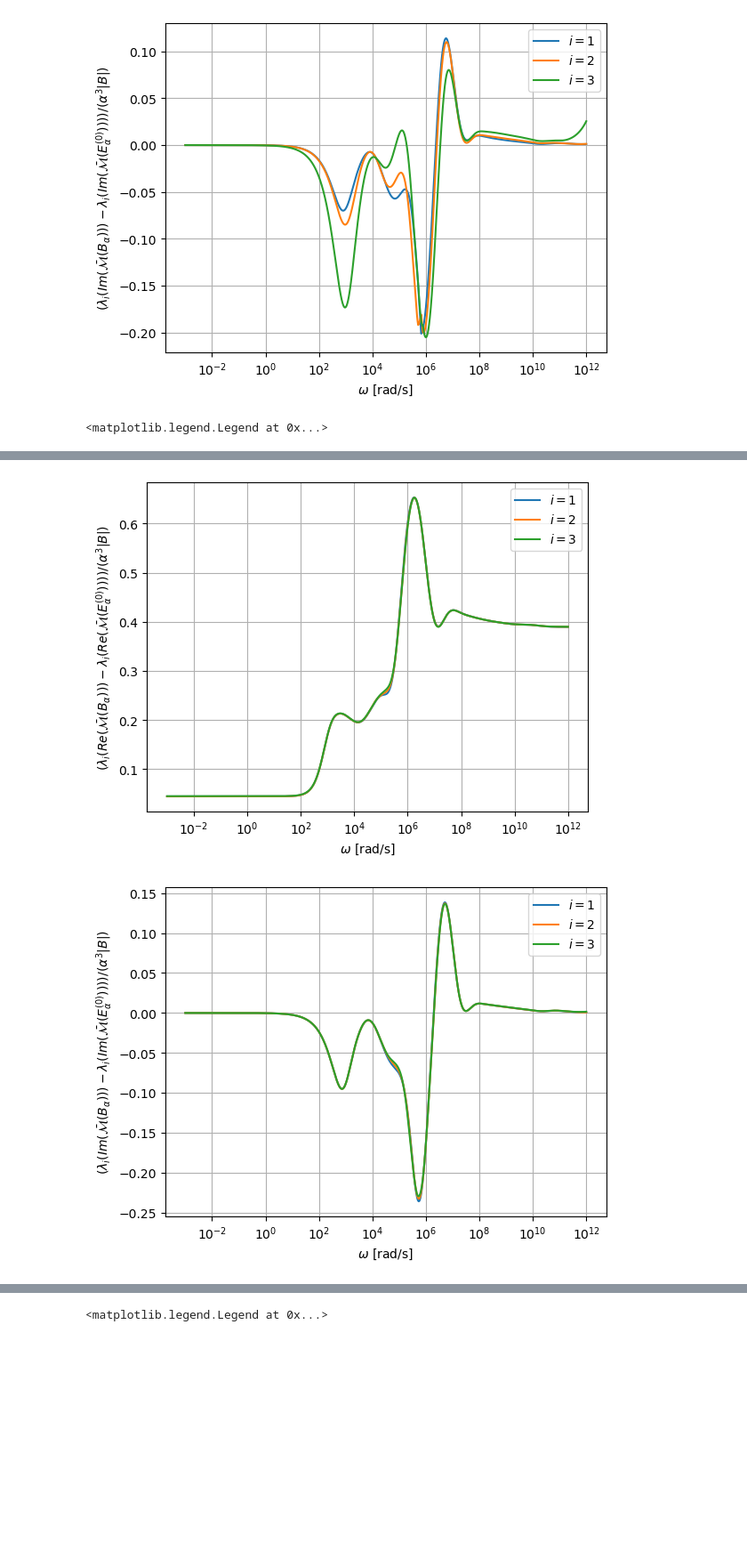
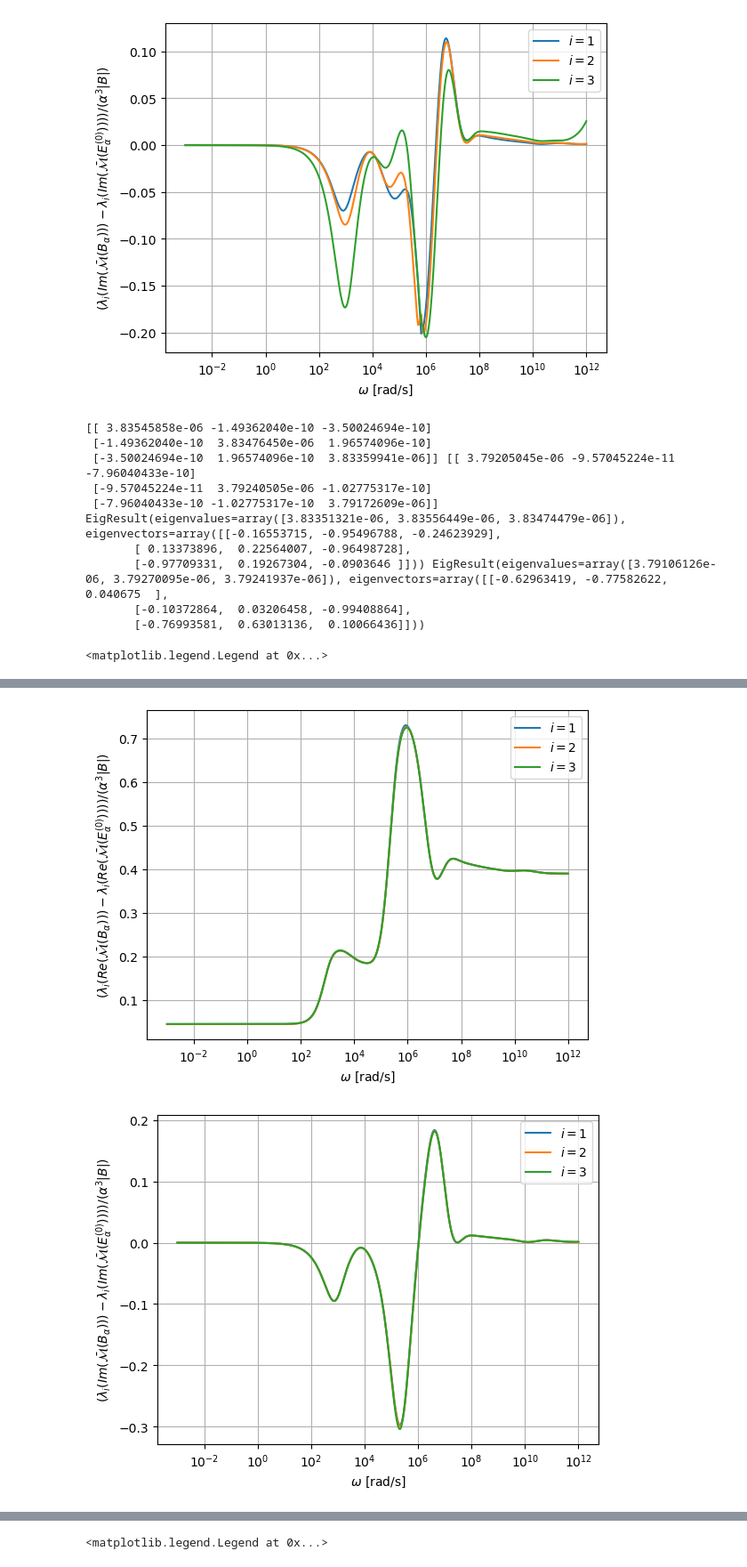
Before and after one commit to MPT-Calculator/MPT-Calculator, a Jupyter notebook: tet_spectrum_results_0_01_varyx.ipynb, the cells around one changed output, grey strips where cells are left out. Shown at 89% size. Cells and saved outputs as stored; diff of their text form; code cells hidden in the pictures; blank space fills up the shorter version.

```diff
--- a/tet_spectrum_results_0_01_varyx.ipynb
+++ b/tet_spectrum_results_0_01_varyx.ipynb
@@ -377,7 +493,18 @@ def get_tensordiff(TensorArray_tet,TensorArray_tet_ellip_minf,TensorArray_tet_el
         Eigenvaluesn0[n,:]=reig+1j*ieig
 
 
-    return Eigenvaluestet-Eigenvaluesminf,  Eigenvaluestet-Eigenvaluesn0
+    diff_minf=Eigenvaluestet-Eigenvaluesminf
+    diff_n0=Eigenvaluestet-Eigenvaluesn0
+#   compute (forward) derivatives of the differences (d/log_10(omega)= d/domega * 1/omega*1/log_e(10) )
+    deriv_minf=np.zeros((N-1,3),dtype=complex)
+    deriv_n0=np.zeros((N-1,3),dtype=complex)
+    for n in range(N-1):
+        deriv_minf[n,:]=(diff_minf[n+1,:]-diff_minf[n,:])/(Omega[n+1]-Omega[n])/Omega[n]/np.log(10)
+        deriv_n0[n,:]=(diff_n0[n+1,:]-diff_n0[n,:])/(Omega[n+1]-Omega[n])/Omega[n]/np.log(10)
+
+
+
+    return diff_minf, diff_n0, deriv_minf, deriv_n0
 # %%
 # Compare Tet0 and N0 and Minf
 alpha=0.01
@@ -407,8 +534,10 @@ Eigenvalues_tet0_ellip_minf=np.genfromtxt(directory+'/Data/Eigenvalues.csv', del
 Minf_tet0_ellip_n0= np.genfromtxt(directory+'/Data/Minf.csv', delimiter=',')
 N0_tet0_ellip_n0= np.genfromtxt(directory+'/Data/N0.csv', delimiter=',')
 
+
+
 Omega=Omega_tet0
-diff_Eigenvalues_tet0_ellip_minf,diff_Eigenvalues_tet0_ellip_n0= get_tensordiff(TensorArray_tet0,TensorArray_tet0_ellip_minf,
+diff_Eigenvalues_tet0_ellip_minf,diff_Eigenvalues_tet0_ellip_n0, d_Eigenvalues_tet0_ellip_minf,d_Eigenvalues_tet0_ellip_n0 = get_tensordiff(TensorArray_tet0,TensorArray_tet0_ellip_minf,
                                                                                 TensorArray_tet0_ellip_n0, Omega)
 
 for i in range(3):
@@ -478,7 +607,7 @@ Eigenvalues_tet1_ellip_minf=np.genfromtxt(directory+'/Data/Eigenvalues.csv', del
 Minf_tet1_ellip_minf= np.genfromtxt(directory+'/Data/Minf.csv', delimiter=',')
 N0_tet1_ellip_minf= np.genfromtxt(directory+'/Data/N0.csv', delimiter=',')
 
-directory="Results/OCC_ellipsoid_Tetra1_N0/al_0.01_mu_32_sig_1e7/1e-3-1e12_3000_el_11920_ord_4_POD_50_1e-6"
+directory="Results/OCC_ellipsoid_Tetra1_N0/al_0.01_mu_32_sig_1e7/1e-3-1e12_3000_el_11920_ord_3_POD_50_1e-6"
 ck_tet1_ellip_n0=np.genfromtxt(directory+'/Data/Amplitudes.csv', delimiter=',')
 xi_tet1_ellip_n0=np.genfromtxt(directory+'/Data/Modes.csv', delimiter=',')
 Omega_tet1_ellip_n0=np.genfromtxt(directory+'/Data/Frequencies.csv', delimiter=',')
@@ -490,8 +619,12 @@ Eigenvalues_tet1_ellip_minf=np.genfromtxt(directory+'/Data/Eigenvalues.csv', del
 Minf_tet1_ellip_n0= np.genfromtxt(directory+'/Data/Minf.csv', delimiter=',')
 N0_tet1_ellip_n0= np.genfromtxt(directory+'/Data/N0.csv', delimiter=',')
 
-TensorArray_tet1_ellip_n0
-diff_Eigenvalues_tet1_ellip_minf,diff_Eigenvalues_tet1_ellip_n0= get_tensordiff(TensorArray_tet1,TensorArray_tet1_ellip_minf,TensorArray_tet1_ellip_n0, Omega)
+
+print(N0_tet1,N0_tet1_ellip_n0)
+print(np.linalg.eig(N0_tet1), np.linalg.eig(N0_tet1_ellip_n0))
+
+
+diff_Eigenvalues_tet1_ellip_minf,diff_Eigenvalues_tet1_ellip_n0, d_Eigenvalues_tet1_ellip_minf,d_Eigenvalues_tet1_ellip_n0= get_tensordiff(TensorArray_tet1,TensorArray_tet1_ellip_minf,TensorArray_tet1_ellip_n0, Omega)
 
 for i in range(3):
     plt.figure(1)
@@ -513,33 +646,43 @@ plt.xlabel(r"$\omega$ [rad/s]")
 plt.ylabel(r"$(\lambda_i ( Im(\bar{\cal M} (B_\alpha )) )- \lambda_i (Im(\bar{\cal M} ( E_\alpha^{( \infty) } ) ) )) /(\alpha^3 |B|)$")
 plt.grid()
 plt.legend()
 
 
 for i in range(3):
     plt.figure(3)
     plt.semilogx(Omega,np.real(diff_Eigenvalues_tet1_ellip_n0[:,i])/(alpha**3*vol),label=r"$i=$"+str(i+1))
 
     plt.figure(4)
     plt.semilogx(Omega,np.imag(diff_Eigenvalues_tet1_ellip_n0[:,i])/(alpha**3*vol),label=r"$i=$"+str(i+1))
 
 
 
 plt.figure(3)
 plt.xlabel(r"$\omega$ [rad/s]")
 plt.ylabel(r"$(\lambda_i ( Re(\bar{\cal M} (B_\alpha )) )- \lambda_i (Re(\bar{\cal M} ( E_\alpha^{( 0) } ) )) ) /(\alpha^3 |B|)$")
 plt.grid()
 plt.legend()
 
 
 
 plt.figure(4)
 plt.xlabel(r"$\omega$ [rad/s]")
 plt.ylabel(r"$(\lambda_i ( Im(\bar{\cal M} (B_\alpha )) )- \lambda_i (Im(\bar{\cal M} ( E_\alpha^{( 0) } ) ) )) /(\alpha^3 |B|)$")
 plt.grid()
 plt.legend()
 # %% [output]
-<matplotlib.legend.Legend at 0x...>
+[[ 3.83545858e-06 -1.49362040e-10 -3.50024694e-10]
+ [-1.49362040e-10  3.83476450e-06  1.96574096e-10]
+ [-3.50024694e-10  1.96574096e-10  3.83359941e-06]] [[ 3.79205045e-06 -9.57045224e-11 -7.96040433e-10]
+ [-9.57045224e-11  3.79240505e-06 -1.02775317e-10]
+ [-7.96040433e-10 -1.02775317e-10  3.79172609e-06]]
+EigResult(eigenvalues=array([3.83351321e-06, 3.83556449e-06, 3.83474479e-06]), eigenvectors=array([[-0.16553715, -0.95496788, -0.24623929],
+       [ 0.13373896,  0.22564007, -0.96498728],
+       [-0.97709331,  0.19267304, -0.0903646 ]])) EigResult(eigenvalues=array([3.79106126e-06, 3.79270095e-06, 3.79241937e-06]), eigenvectors=array([[-0.62963419, -0.77582622,  0.040675  ],
+       [-0.10372864,  0.03206458, -0.99408864],
+       [-0.76993581,  0.63013136,  0.10066436]]))
+<matplotlib.legend.Legend at 0x...>
 [figure]
 [figure]
-[figure, old version]
+[figure, new version]
-[figure, old version]
+[figure, new version]
```
Also changed, not shown: parts of 11 cells of this notebook, 56 other files.
